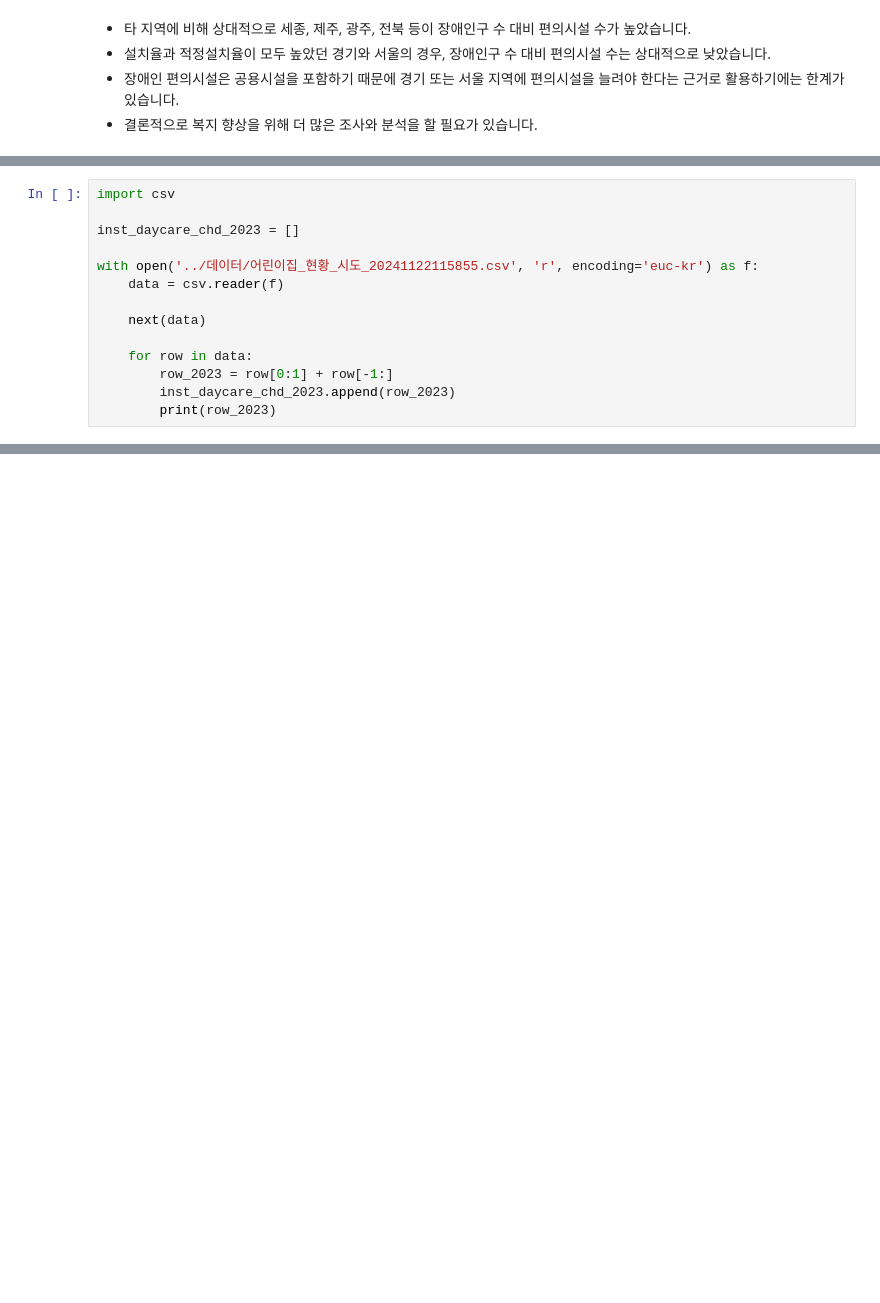
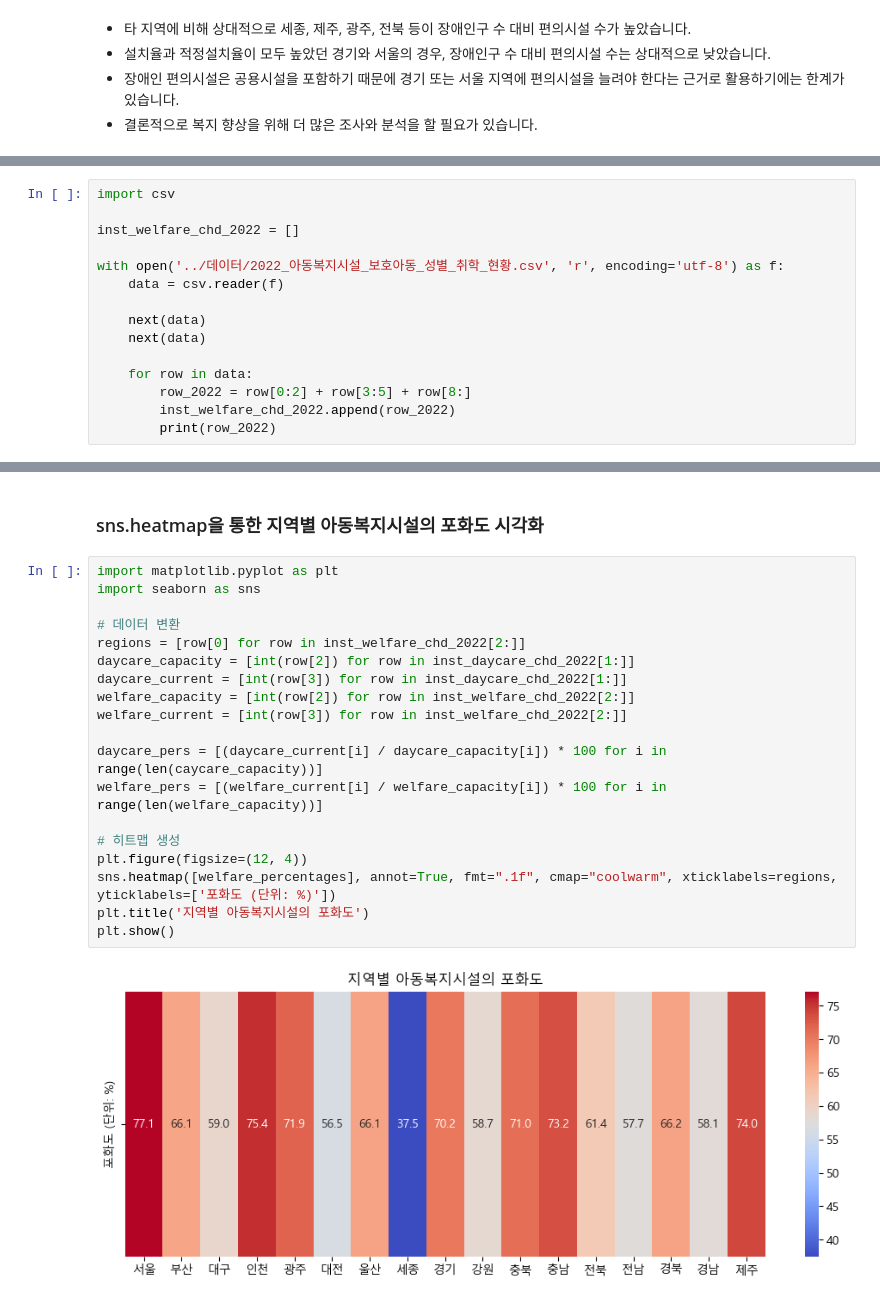
Before and after one commit to sjunc/2024-DA-Team, a Jupyter notebook: 분석 파일/kbs-kbs-DA.ipynb, the cells around one changed output, grey strips where cells are left out. Cells and saved outputs as stored; diff of their text form; blank space fills up the shorter version.

```diff
--- a/분석 파일/kbs-kbs-DA.ipynb
+++ b/분석 파일/kbs-kbs-DA.ipynb
@@ -211,15 +265,16 @@ plt.show()
 # %%
 import csv
 
-inst_daycare_chd_2023 = []
+inst_welfare_chd_2022 = []
 
-with open('../데이터/어린이집_현황_시도_20241122115855.csv', 'r', encoding='euc-kr') as f:
+with open('../데이터/2022_아동복지시설_보호아동_성별_취학_현황.csv', 'r', encoding='utf-8') as f:
     data = csv.reader(f)
 
     next(data)
+    next(data)
 
     for row in data:
-        row_2023 = row[0:1] + row[-1:]
-        inst_daycare_chd_2023.append(row_2023)
-        print(row_2023)
+        row_2022 = row[0:2] + row[3:5] + row[8:]
+        inst_welfare_chd_2022.append(row_2022)
+        print(row_2022)
 # %% [output]
@@ -282,0 +330,23 @@ with open('../데이터/2022_아동복지시설_보호아동_성별_취학_현
+# %% [markdown]
+### sns.heatmap을 통한 지역별 아동복지시설의 포화도 시각화
+# %%
+import matplotlib.pyplot as plt
+import seaborn as sns
+
+# 데이터 변환
+regions = [row[0] for row in inst_welfare_chd_2022[2:]]
+daycare_capacity = [int(row[2]) for row in inst_daycare_chd_2022[1:]]
+daycare_current = [int(row[3]) for row in inst_daycare_chd_2022[1:]]
+welfare_capacity = [int(row[2]) for row in inst_welfare_chd_2022[2:]]
+welfare_current = [int(row[3]) for row in inst_welfare_chd_2022[2:]]
+
+daycare_pers = [(daycare_current[i] / daycare_capacity[i]) * 100 for i in range(len(caycare_capacity))]
+welfare_pers = [(welfare_current[i] / welfare_capacity[i]) * 100 for i in range(len(welfare_capacity))]
+
+# 히트맵 생성
+plt.figure(figsize=(12, 4))
+sns.heatmap([welfare_percentages], annot=True, fmt=".1f", cmap="coolwarm", xticklabels=regions, yticklabels=['포화도 (단위: %)'])
+plt.title('지역별 아동복지시설의 포화도')
+plt.show()
+# %% [output]
+[figure, added]
```
Also changed, not shown: parts of 17 cells of this notebook, 2 other files.
